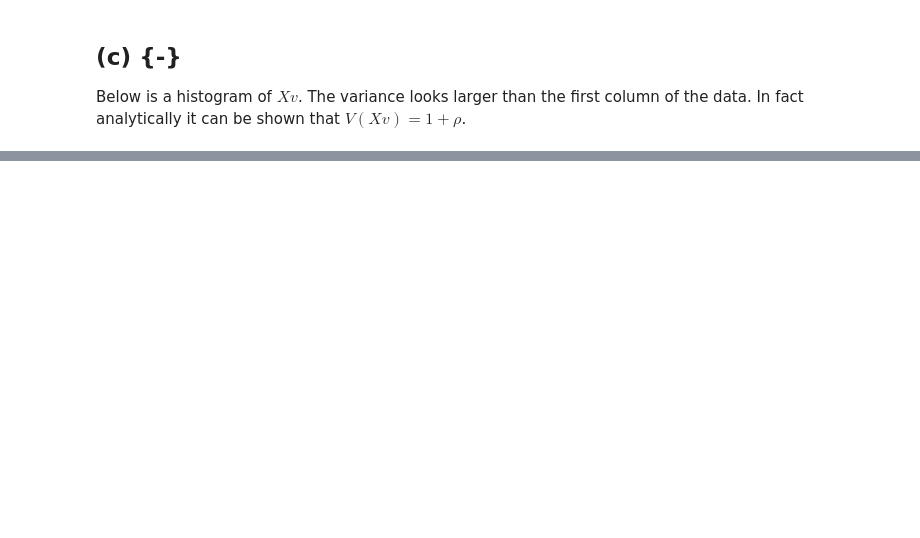
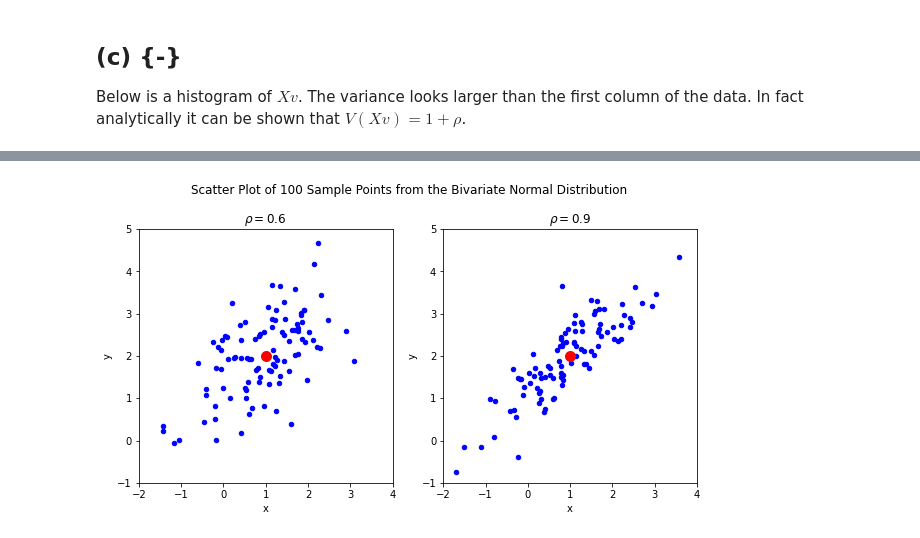
Before and after one commit to beginnerSC/mscf_hw, a Jupyter notebook: ML I/Homework #2.ipynb, the cells around one changed output, grey strips where cells are left out. Saved outputs shown, nothing was run; the diff lists cells and outputs as text; code cells hidden in the pictures; blank space fills up the shorter version.

```diff
--- a/ML I/Homework #2.ipynb
+++ b/ML I/Homework #2.ipynb
@@ -79,0 +92,15 @@ plt.show()
+# %%
+fig, (ax0, ax1) = plt.subplots(1, 2)
+
+X = data(rho=0.6)
+X.plot(kind='scatter', x='x', y='y', color='blue', ax=ax0)
+data(rho=0.9).plot(kind='scatter', x='x', y='y', color='blue', ax=ax1)
+mean.plot(kind='scatter', x='x', y='y', color='red', s=100, xlim=(-2, 4), ylim=(-1, 5), ax=ax0)
+mean.plot(kind='scatter', x='x', y='y', color='red', s=100, xlim=(-2, 4), ylim=(-1, 5), ax=ax1)
+
+ax0.set(aspect=1, title='$\\rho = 0.6$')
+ax1.set(aspect=1, title='$\\rho = 0.9$');
+fig.set_size_inches(10, 5)
+fig.suptitle('Scatter Plot of 100 Sample Points from the Bivariate Normal Distribution');
+# %% [output]
+[figure, added]
```
Also changed, not shown: parts of 5 cells of this notebook.
